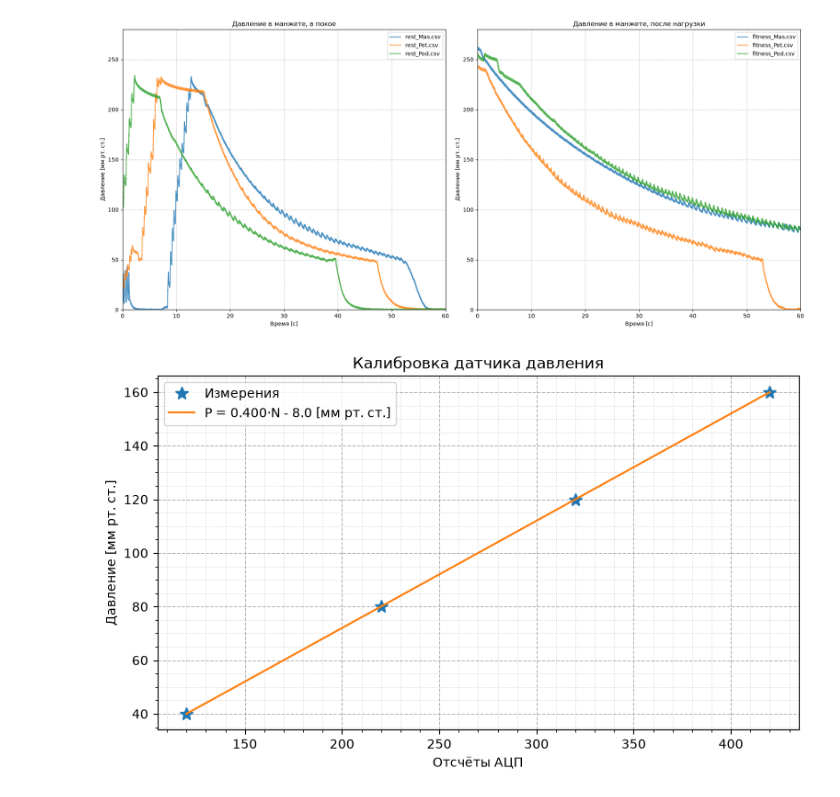
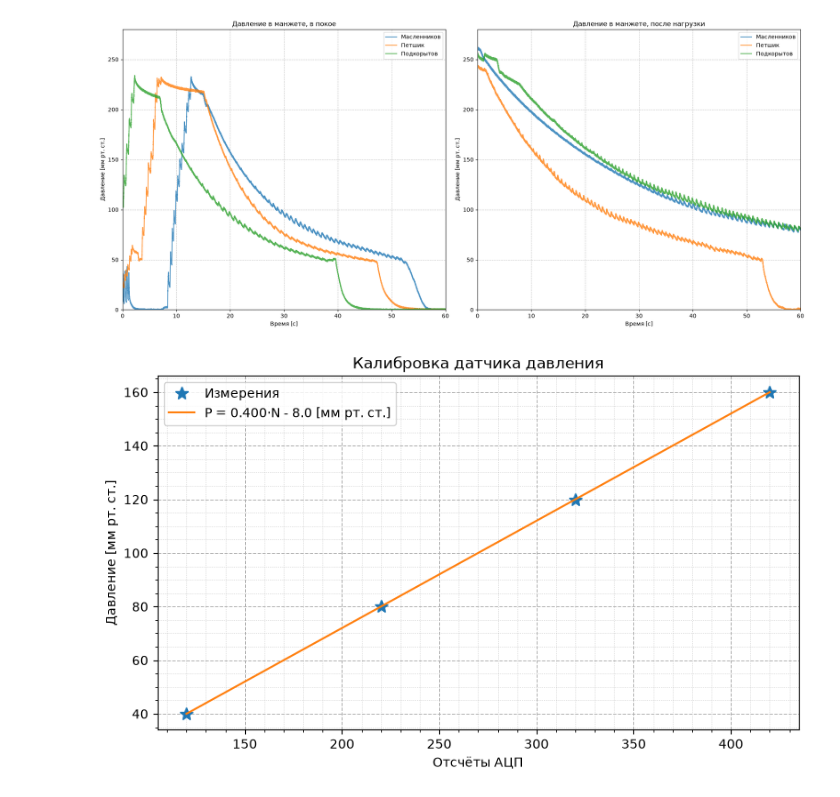
Before and after one commit to kirilivasml-glitch/get_labs, a Jupyter notebook: 5.3. Resting and post-exercise blood pressure/Graphic.ipynb, the cells around one changed output. Saved outputs shown, nothing was run; the diff lists cells and outputs as text; code cells hidden in the pictures.

```diff
--- a/5.3. Resting and post-exercise blood pressure/Graphic.ipynb
+++ b/5.3. Resting and post-exercise blood pressure/Graphic.ipynb
@@ -5,6 +7,12 @@ import os
 
 data_folder = '../5.3. Resting and post-exercise blood pressure'
 files = ['rest_Mas.csv', 'rest_Pet.csv', 'rest_Pod.csv', 'fitness_Mas.csv', 'fitness_Pet.csv', 'fitness_Pod.csv']
+
+names_map = {
+    'Mas': 'Масленников',
+    'Pet': 'Петшик',
+    'Pod': 'Подкорытов'
+}
 
 fig, (ax1, ax2) = plt.subplots(1, 2, figsize=(18, 8))
 
@@ -14,33 +22,36 @@ for f in files:
     if not os.path.exists(filepath):
         continue
 
     df = pd.read_csv(filepath)
     t = df.iloc[:, 0].values
     p = df.iloc[:, 1].values
 
+    code = f.split('_')[1].split('.')[0]
+    label_name = names_map.get(code, f)
+
     if 'rest' in f:
-        ax1.plot(t, p, label=f, alpha=0.8)
+        ax1.plot(t, p, label=label_name, alpha=0.8)
     elif 'fitness' in f:
-        ax2.plot(t, p, label=f, alpha=0.8)
+        ax2.plot(t, p, label=label_name, alpha=0.8)
 
 ax1.set_title('Давление в манжете, в покое')
 ax1.set_xlabel('Время [с]')
 ax1.set_ylabel('Давление [мм рт. ст.]')
 ax1.set_xlim(0, 60)
 ax1.set_ylim(0, 280)
 ax1.legend()
 ax1.grid(True, linestyle='--', alpha=0.7)
 
 ax2.set_title('Давление в манжете, после нагрузки')
 ax2.set_xlabel('Время [с]')
 ax2.set_ylabel('Давление [мм рт. ст.]')
 ax2.set_xlim(0, 60)
 ax2.set_ylim(0, 280)
 ax2.legend()
 ax2.grid(True, linestyle='--', alpha=0.7)
 
 plt.tight_layout()
 plt.savefig('pressure_plots.png', bbox_inches='tight')
 plt.show()
 # %% [output]
-[figure, old version]
+[figure, new version]
```
Also changed, not shown: parts of 9 cells of this notebook, 1 other file.
